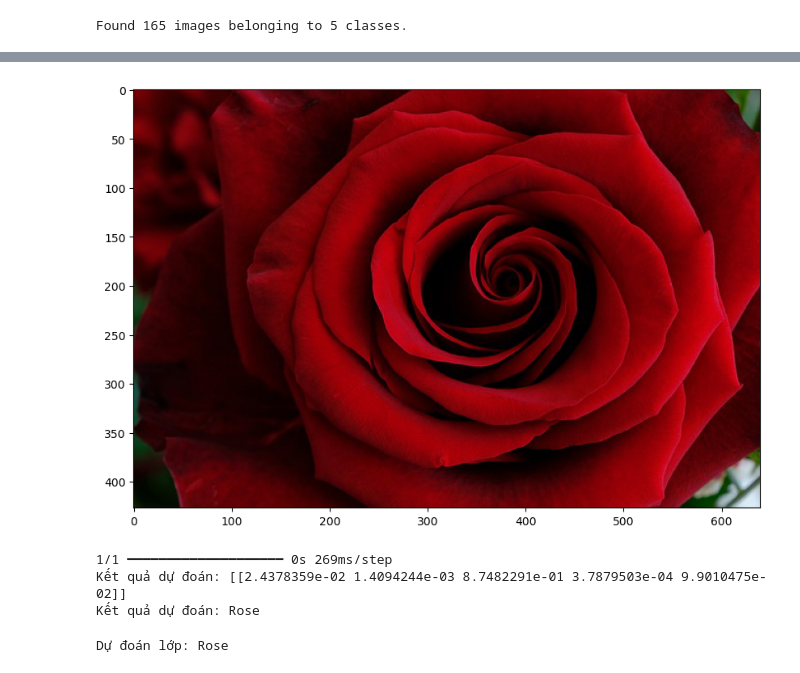
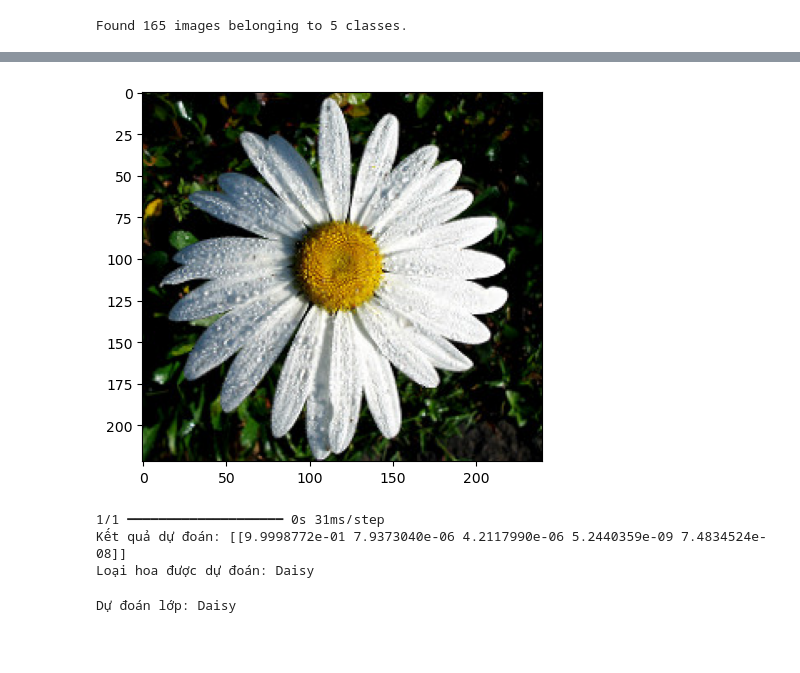
Before and after one commit to phanvantuan14/flower_cnn, a Jupyter notebook: flower_recognition.ipynb, the cells around one changed output, grey strips where cells are left out. Cells and saved outputs as stored; diff of their text form; code cells hidden in the pictures; blank space fills up the shorter version.

```diff
--- a/flower_recognition.ipynb
+++ b/flower_recognition.ipynb
@@ -216,50 +205,32 @@ plot_predictions(images, true_classes, predicted_classes, class_names, num_rows=
 # %%
-#test thực tế trên một ảnh bất kì của 5 loại hoa
-import cv2
-from PIL import Image
-
-#list_ = ['daisy', 'dandelion', 'rose', 'sunflower', 'tulip']
-
-# Tải hình ảnh và đảm bảo kích thước chính xác
-test_image_path = 'prediction_set/rose.jpg'
+# Dự đoán cho một ảnh cụ thể
+test_image_path = 'prediction_set/daisy.jpg'
 test_image = Image.open(test_image_path)
-
-# Hiển thị ảnh gốc
-plt.figure(figsize=(10, 10))
 plt.imshow(test_image)
-
 plt.show()
 
-# Đảm bảo kích thước chính xác cho dự đoán
-target_size = (64, 64)
+# Thay đổi kích thước ảnh và chuẩn hóa
 test_image_resized = test_image.resize(target_size)
-
-# Chuyển đổi ảnh đã thay đổi kích thước thành mảng và chuẩn hóa
-test_image_array = np.array(test_image_resized)
-test_image_array = np.expand_dims(test_image_array, axis=0)
-test_image_array = test_image_array / 255.0
+test_image_array = np.expand_dims(np.array(test_image_resized) / 255.0, axis=0)
 
 # Dự đoán kết quả
 result = loaded_model.predict(test_image_array)
-# Chuyển đổi dự đoán thành chỉ số lớp
-predicted_class_index = np.argmax(result, axis=1)[0]
-# Ánh xạ chỉ số lớp thành tên loại hoa
-predicted_flower_name = class_names[predicted_class_index]
+predicted_flower_name = class_names[np.argmax(result, axis=1)[0]]
 
 print("Kết quả dự đoán:", result)
-print("Kết quả dự đoán:", predicted_flower_name)
+print("Loại hoa được dự đoán:", predicted_flower_name)
 # %% [output]
-[figure, old version]
+[figure, new version]
-1/1 ━━━━━━━━━━━━━━━━━━━━ 0s 269ms/step
-Kết quả dự đoán: [[2.4378359e-02 1.4094244e-03 8.7482291e-01 3.7879503e-04 9.9010475e-02]]
-Kết quả dự đoán: Rose
+1/1 ━━━━━━━━━━━━━━━━━━━━ 0s 31ms/step
+Kết quả dự đoán: [[9.9998772e-01 7.9373040e-06 4.2117990e-06 5.2440359e-09 7.4834524e-08]]
+Loại hoa được dự đoán: Daisy
 # %%
 # Lớp của kết quả dự đoán
 predicted_class_index = np.argmax(result[0])
 predicted_class = class_names[predicted_class_index]
 print(f'Dự đoán lớp: {predicted_class}')
 # %% [output]
-Dự đoán lớp: Rose
+Dự đoán lớp: Daisy
 # %%
 #Đánh giá hiệu suất
 plt.plot(History.history['loss'])
```
Also changed, not shown: parts of 20 cells of this notebook, 1 other file.
